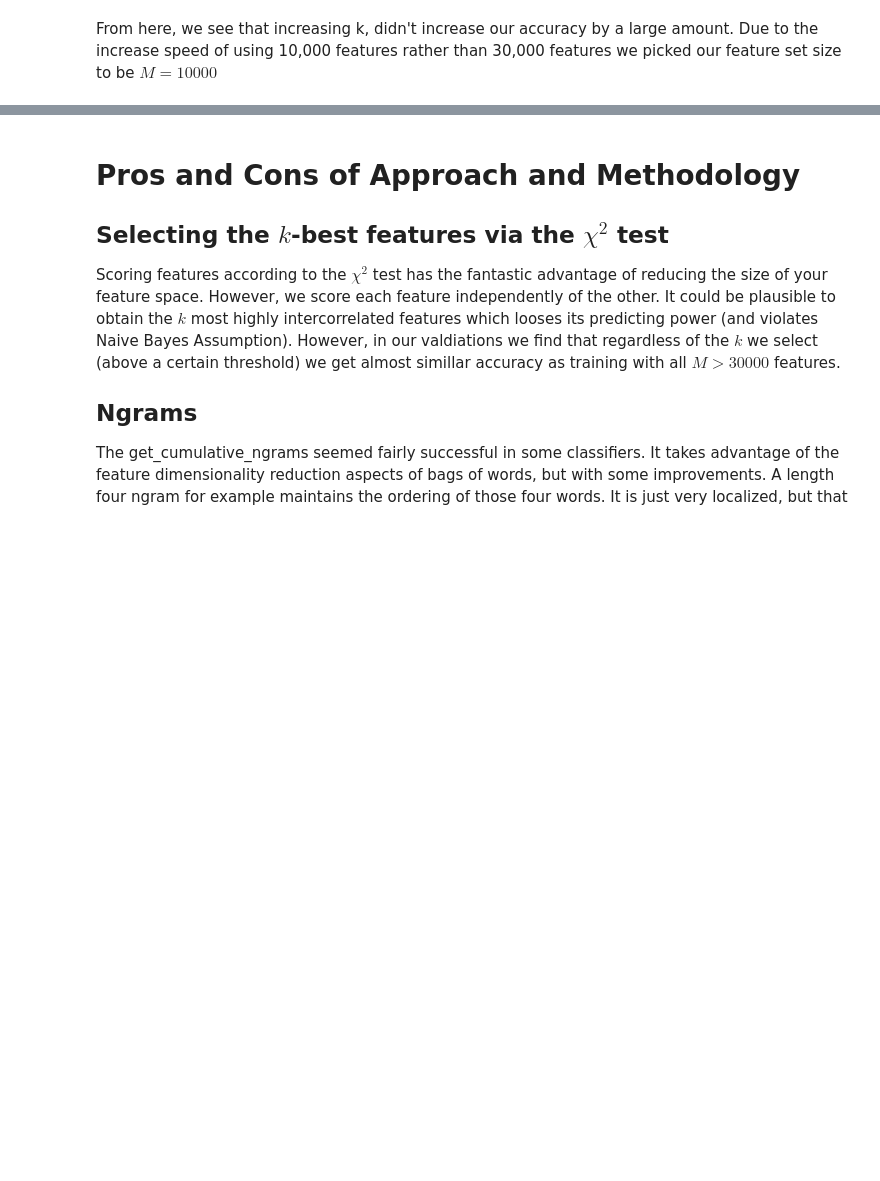
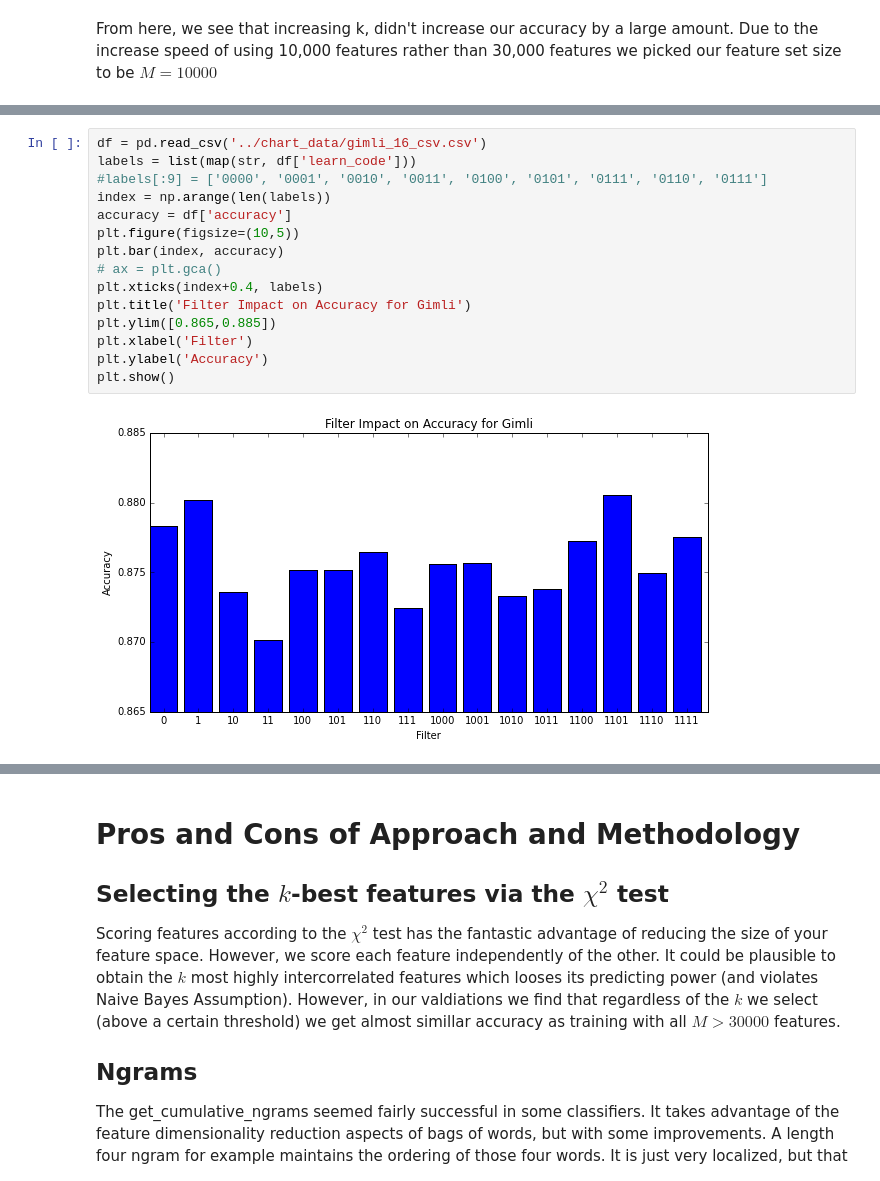
Before and after one commit to zafarali/598-assignment2-NLP, a Jupyter notebook: REPORT.ipynb, the cells around one changed output, grey strips where cells are left out. Cells and saved outputs as stored; diff of their text form; blank space fills up the shorter version.

```diff
--- a/REPORT.ipynb
+++ b/REPORT.ipynb
@@ -274,0 +344,17 @@ From here, we see that increasing k, didn't increase our accuracy by a large amo
+# %%
+df = pd.read_csv('../chart_data/gimli_16_csv.csv')
+labels = list(map(str, df['learn_code']))
+#labels[:9] = ['0000', '0001', '0010', '0011', '0100', '0101', '0111', '0110', '0111']
+index = np.arange(len(labels))
+accuracy = df['accuracy']
+plt.figure(figsize=(10,5))
+plt.bar(index, accuracy)
+# ax = plt.gca()
+plt.xticks(index+0.4, labels)
+plt.title('Filter Impact on Accuracy for Gimli')
+plt.ylim([0.865,0.885])
+plt.xlabel('Filter')
+plt.ylabel('Accuracy')
+plt.show()
+# %% [output]
+[figure, added]
```
Also changed, not shown: parts of 15 cells of this notebook.
